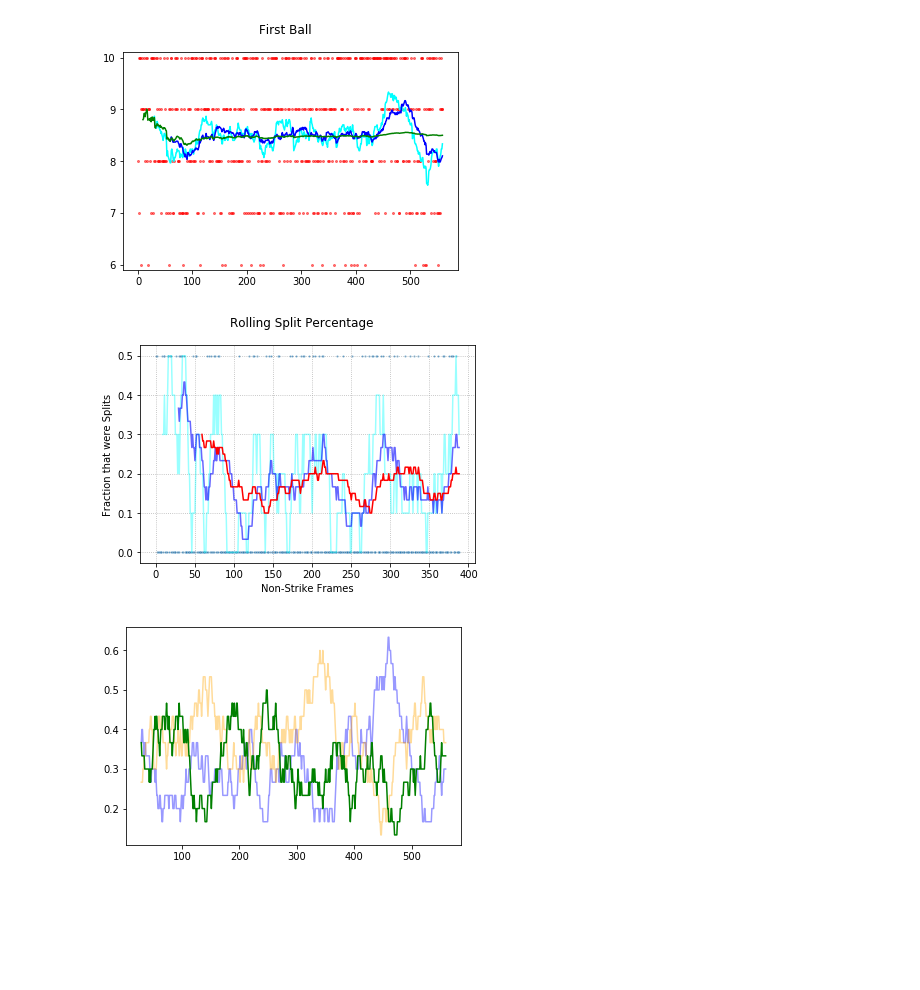
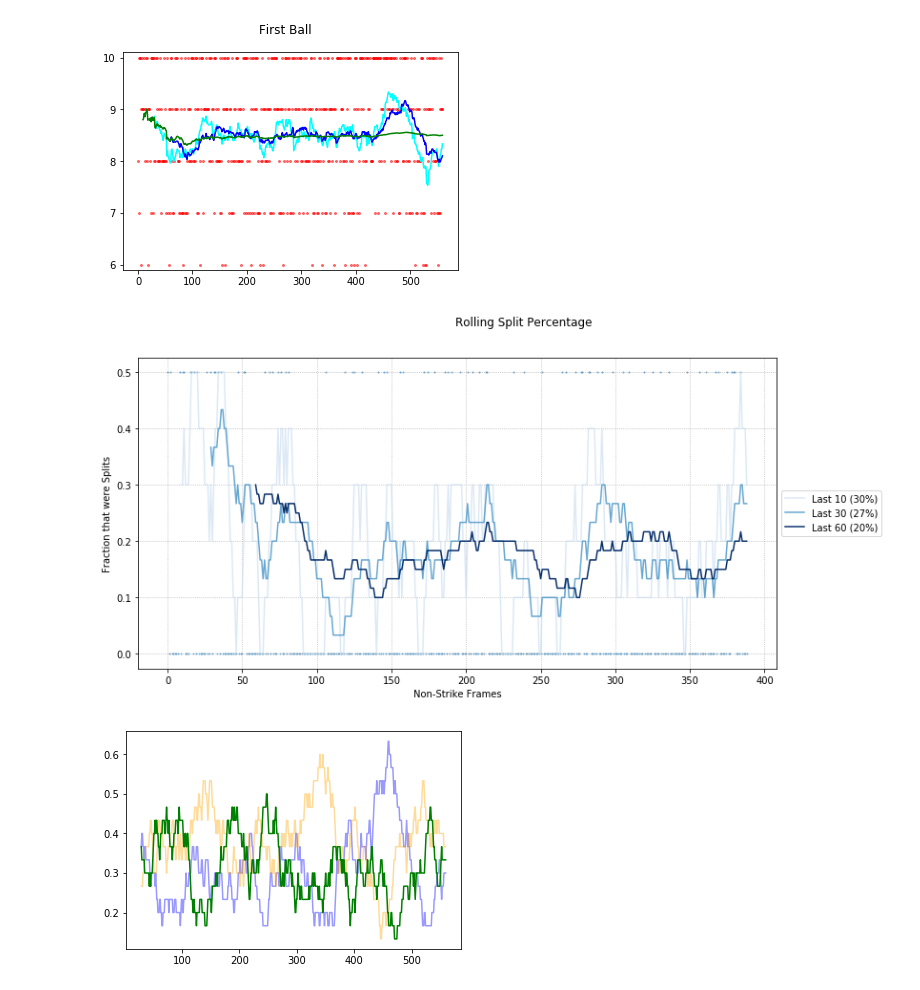
Before and after one commit to jobevers/bowlingscorer, a Jupyter notebook: Basic Stats.ipynb, the cells around one changed output. Drawn from its saved outputs; the diff is of its cells as text; code cells hidden in the pictures; blank space fills up the shorter version.

Commit message:
add lead pin graph, standarize success graph

```diff
--- a/Basic Stats.ipynb
+++ b/Basic Stats.ipynb
@@ -87,20 +87,40 @@ ax.set_ylim(5.9, 10.1)
 ax.set_yticks((6, 7, 8, 9, 10));
 # %% [output]
 [figure]
+# %%
+# Picked some colors from:
+# http://colorbrewer2.org/#type=sequential&scheme=Blues&n=9
+linestyles = (
+    {'color': '#c6dbef', 'alpha': 0.6},
+    {'color': '#4292c6', 'alpha': 0.8},
+    {'color': '#08306b'},
+)
+def plot_rolling_successes(series, title, windows=(10, 30, 60), linestyles=linestyles):
+    fig, ax = plt.subplots(figsize=(15, 6))
+    for window, ls in zip(windows, linestyles):
+        mean = series.rolling(window).mean()
+        last = mean.iloc[-1]
+        mean.plot(ax=ax, label=f'Last {window} ({last:.0%})', **ls)
+    ax.figure.suptitle(title);
+    ax.grid(linestyle='dotted')
+    ax.set_ylabel('Success')
+    ax.set_xlabel('Attempts')
+    # Shrink current axis by 20%
+    box = ax.get_position()
+    ax.set_position([box.x0, box.y0, box.width * 0.8, box.height])
+    # Put a legend to the right of the current axis
+    ax.legend(loc='center left', bbox_to_anchor=(1, 0.5))
+    return fig, ax
 # %%
 # Split percentage is fraction of NON-STRIKES that were splits.
 is_not_strike = frames_df[frames_df['T1'] < 10]
 is_split = (is_not_strike['Split'] == 1).astype(int).reset_index(drop=True)
-is_split.rolling(10).mean().plot(color="cyan", alpha=.4)
-ax = is_split.rolling(30).mean().plot(color="blue", alpha=.6)
-is_split.rolling(60).mean().plot(color="red")
+fig, ax = plot_rolling_successes(is_split, 'Rolling Split Percentage')
 ax.scatter(is_split.index, is_split*.5, marker='.', alpha=.5, s=5)
-ax.grid(linestyle='dotted')
 ax.set_ylabel('Fraction that were Splits')
-ax.set_xlabel('Non-Strike Frames')
-ax.figure.suptitle('Rolling Split Percentage');
+ax.set_xlabel('Non-Strike Frames');
 # %% [output]
-[figure, old version]
+[figure, new version]
 # %%
 # TODO: break out the spare percentage between splits and non-split spares
 #       because an increase in spare percentage could just come from leaving
```
Also changed, not shown: parts of 5 cells of this notebook.
